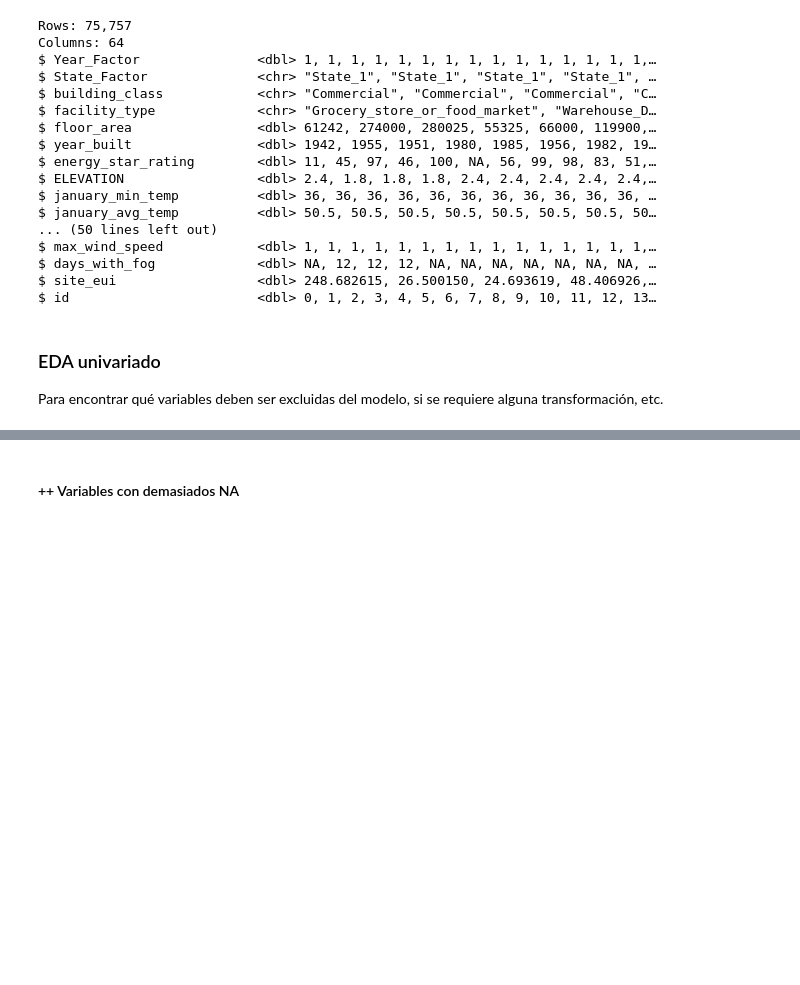
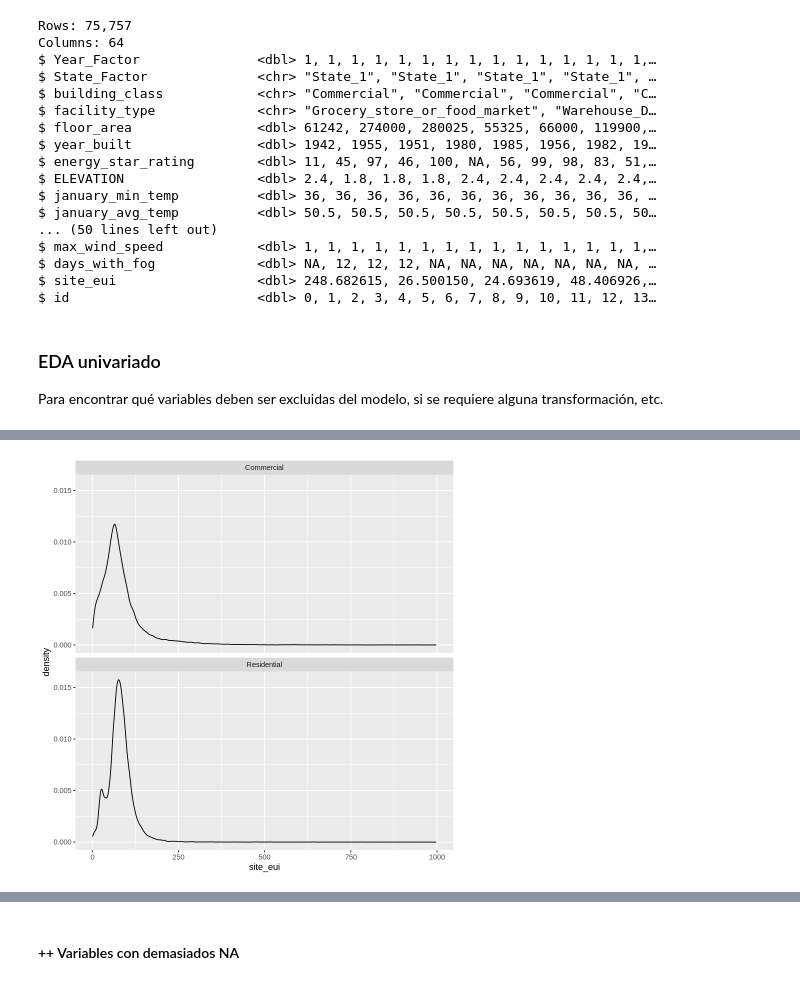
Before and after one commit to nestormontano/PrDS_2023_01_WIDS_Prediccion_Energia, a Jupyter notebook: Scripts/WIDS2022_Prediccion_Energia__EDA_r_ipynb.ipynb, the cells around one changed output, grey strips where cells are left out. Drawn from its saved outputs; the diff is of its cells as text; code cells hidden in the pictures; blank space fills up the shorter version.

```diff
--- a/Scripts/WIDS2022_Prediccion_Energia__EDA_r_ipynb.ipynb
+++ b/Scripts/WIDS2022_Prediccion_Energia__EDA_r_ipynb.ipynb
@@ -64,0 +75,5 @@ Para encontrar qué variables deben ser excluidas del modelo, si se requiere alg
+# %%
+# Diagrama de densidad del consumo energetico (para cada tipo de edificio)
+datos %>% ggplot() + geom_density(aes(x=site_eui)) + facet_wrap(~building_class, ncol = 1)
+# %% [output]
+[figure, added]
```
Also changed, not shown: parts of 8 cells of this notebook.
